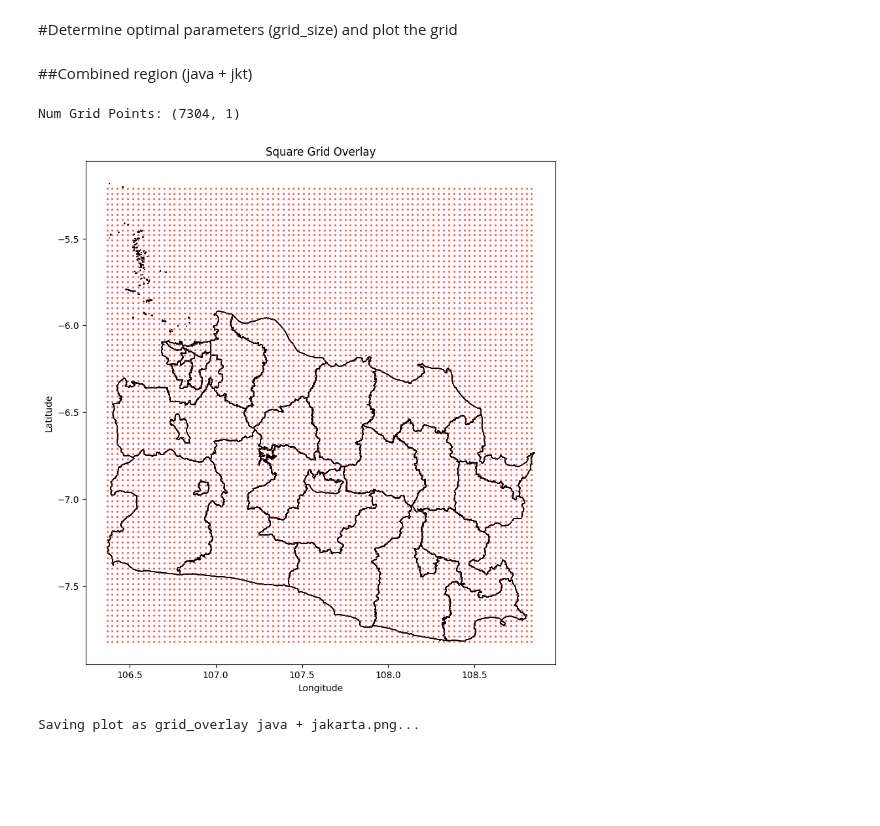
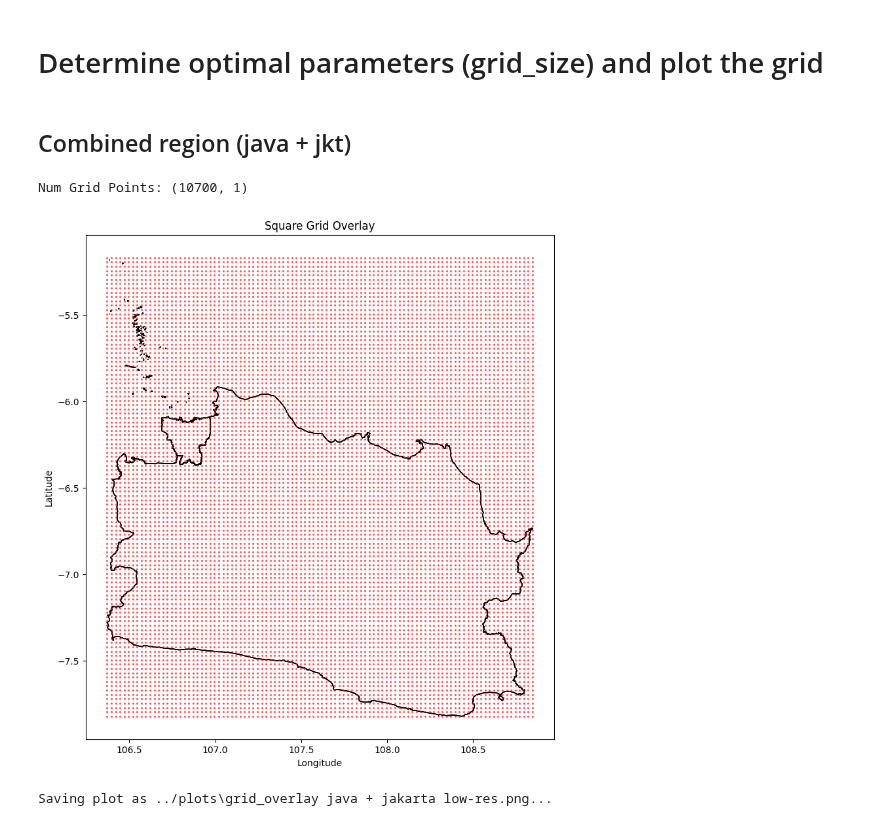
Before and after one commit to jeswid/DSE_FYP, a Jupyter notebook: src/Computational_Grid.ipynb, the cells around one changed output. Cells and saved outputs as stored; diff of their text form; code cells hidden in the pictures; blank space fills up the shorter version.

```diff
--- a/src/Computational_Grid.ipynb
+++ b/src/Computational_Grid.ipynb
@@ -21 +16,5 @@ df_combined = gpd.read_file(data_combined)
+# %%
+# Load Data
+df_lo = gpd.read_file("../data/processed/low_res.shp")
+df_hi = gpd.read_file("../data/processed/high_res.shp")
 # %% [markdown]
@@ -75,17 +74,25 @@ def pol_pts(df_shp: gpd.GeoDataFrame, grid_pts: gpd.GeoDataFrame):
 # %%
 def plot_grid(df: gpd.GeoDataFrame, grid_pts: gpd.GeoDataFrame, file_name: str):
     """
-    Plots the square grid superimposed on the map.
+    Plots the square grid superimposed on the map and saves the figure.
     """
-    fig, ax = plt.subplots(figsize=(10,10))
+    # Ensure the directory exists
+    save_path = os.path.join("../plots", file_name)
+    os.makedirs(os.path.dirname(save_path), exist_ok=True)
+
+    # Create the plot
+    fig, ax = plt.subplots(figsize=(10, 10))
     df.plot(ax=ax, edgecolor="black", facecolor="none")  # Plot the map
     grid_pts.plot(ax=ax, color="red", markersize=2, alpha=0.5)  # Overlay grid
     plt.title("Square Grid Overlay")
     plt.xlabel("Longitude")
     plt.ylabel("Latitude")
-    plt.savefig(file_name)
+
+    # Save and show the plot
+    plt.savefig(save_path, dpi=300, bbox_inches="tight")
     plt.show()
-    print(f"Saving plot as {file_name}...")
+
+    print(f"Saving plot as {save_path}...")
 # %%
 def get_points_in_region(df: gpd.GeoDataFrame, grid_pts: gpd.GeoDataFrame):
     """
@@ -123,18 +130,18 @@ def check_for_min_points(start_value: float, end_value: float, df: gpd.GeoDataFr
     print("No suitable grid size found in given range.")
     return None
 # %% [markdown]
-#Determine optimal parameters (grid_size) and plot the grid
+# Determine optimal parameters (grid_size) and plot the grid
 # %% [markdown]
-##Combined region (java + jkt)
+## Combined region (java + jkt)
 # %%
-grid_size = 0.03
-x, grid_pts = compute_grid(grid_size, df_combined)
-print(f"Num Grid Points: {grid_pts.shape}") #(3432, 1)
+grid_size = 0.025
+x, grid_pts = compute_grid(grid_size, df_lo) #x and grid_pts for both low and high res regions are the same
+print(f"Num Grid Points: {grid_pts.shape}")
 # %% [output]
-Num Grid Points: (7304, 1)
+Num Grid Points: (10700, 1)
 # %%
-#try plotting to see how
-plot_grid(df_combined, grid_pts, file_name="grid_overlay java + jakarta.png")
+#plot low-res grid
+plot_grid(df_lo, grid_pts, file_name="grid_overlay java + jakarta low-res.png")
 # %% [output]
-[figure, old version]
+[figure, new version]
-Saving plot as grid_overlay java + jakarta.png...
+Saving plot as ../plots\grid_overlay java + jakarta low-res.png...
```
Also changed, not shown: parts of 9 cells of this notebook, 10 other files.
